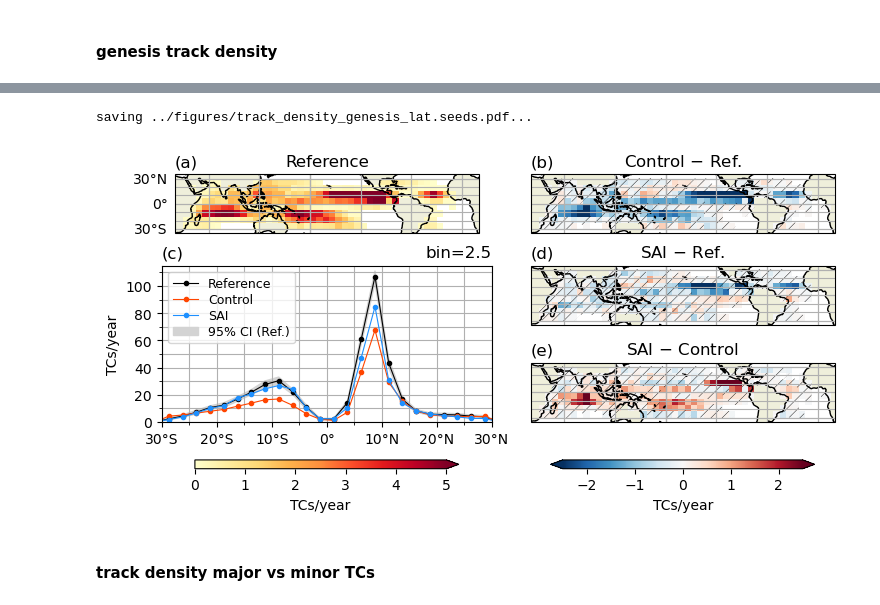
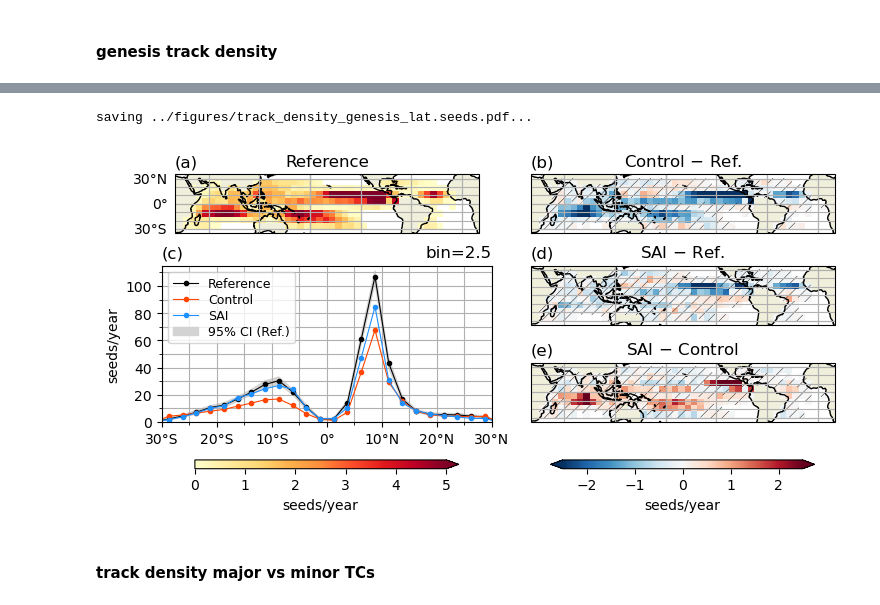
Before and after one commit to JdeJong96/TCs-under-SAI, a Jupyter notebook: analysis/notebooks/seeds.ipynb, the cells around one changed output, grey strips where cells are left out. Cells and saved outputs as stored; diff of their text form; code cells hidden in the pictures.

```diff
--- a/analysis/notebooks/seeds.ipynb
+++ b/analysis/notebooks/seeds.ipynb
@@ -527,37 +533,37 @@ ax_big = fig.add_subplot(gs[1:,0])
 #     axs[0,0].get_position().xmin, # left
 #     axs[2,1].get_position().ymin, # bottom
 #     axs[0,0].get_position().width, # width
 #     axs[1,1].get_position().ymax - axs[2,1].get_position().ymin, # height
 # ])
 # pos = axs[1,1].get_position().union((axs[1,1].get_position(), axs[2,1].get_position()))
 # ax_big = fig.add_axes([0,0.2,axs[0,0].get_position().width,0.47])
 
 ax = ax_big
 ax.set_title('(c)', loc='left')
 ax.set_title('bin=2.5', loc='right')
 ax.plot(hist_lat.bins, hist_lat['Reference'].mean('ensyear'), marker='.', **(default_kwargs['Reference']|dict(lw=.8)))
 ax.plot(hist_lat.bins, hist_lat['RCP8.5'].mean('ensyear'), marker='.', **(default_kwargs['RCP8.5']|dict(lw=.8)))
 ax.plot(hist_lat.bins, hist_lat['SAI2050'].mean('ensyear'), marker='.', **(default_kwargs['SAI2050']|dict(lw=.8)))
 ax.fill_between(hist_lat.bins, hist_lat_CI.isel(q=0), hist_lat_CI.isel(q=1), step=None, color='lightgrey', alpha=1, label='95% CI (Ref.)',zorder=0)
 ax.set_xticks(range(-30,31,5), minor=True)
 ax.set_xticks(range(-30,31,10), labels=['30°S','20°S','10°S','0°','10°N','20°N','30°N'])
 ax.set_yticks(range(0,111,10), minor=True)
 ax.set_yticks(range(0,111,20))
 ax.set_xlim([-30,30])
 ax.set_ylim([0,115])
-ax.set_ylabel('TCs/year')
+ax.set_ylabel('seeds/year')
 ax.legend(fontsize=9, loc='upper left', labelspacing=0.25)
 ax.grid(which='both')
 
 cb = fig.colorbar(cf, ax=axs[:,1], extend='both', **cbkwargs)
-cb.ax.set_xlabel('TCs/year')
+cb.ax.set_xlabel('seeds/year')
 cb = fig.colorbar(cf_ref, ax=[axs[0,0],ax_big], extend='max', **cbkwargs)
-cb.ax.set_xlabel('TCs/year')
+cb.ax.set_xlabel('seeds/year')
 
 tracks.savefig(fig, fname, **savefigkwargs)
 # %% [output]
 saving ../figures/track_density_genesis_lat.seeds.pdf...
-[figure, old version]
+[figure, new version]
 # %% [markdown]
 #### track density major vs minor TCs
 # %% [markdown]
```
Also changed, not shown: parts of 10 cells of this notebook, 11 other files.
